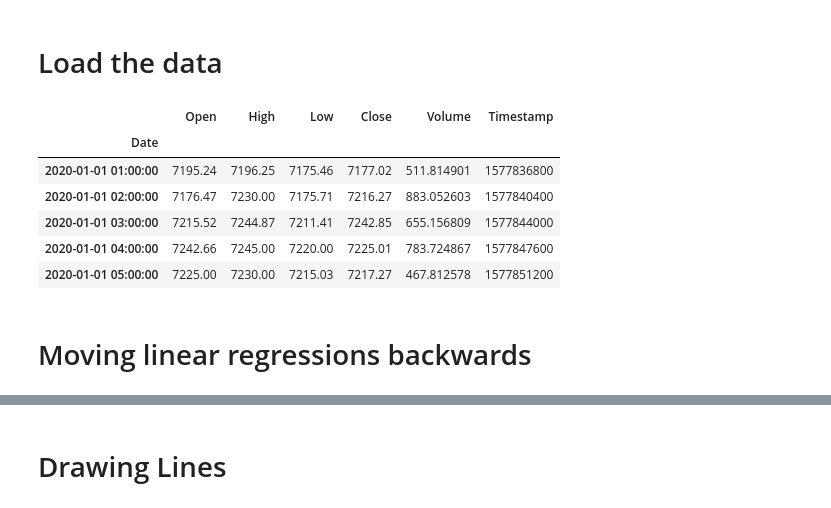
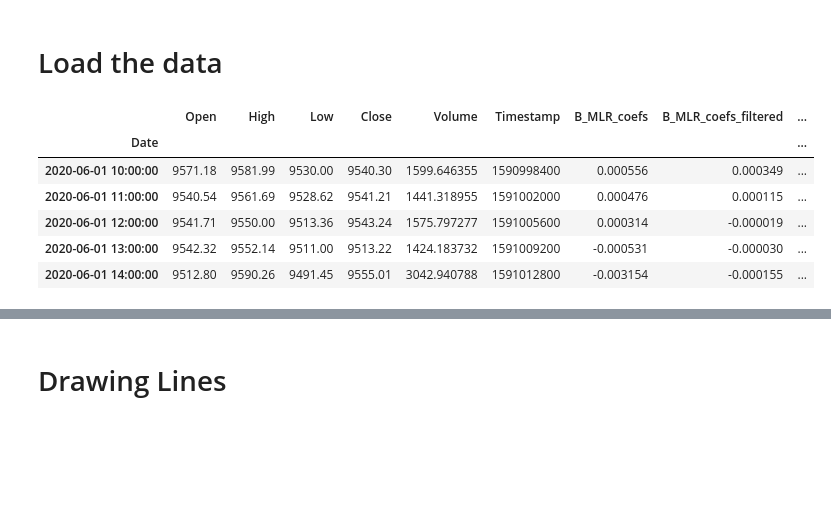
Before and after one commit to webclinic017/Trading-sandbox, a Jupyter notebook: 07_Previous_Trend_Indicators.ipynb, the cells around one changed output, grey strips where cells are left out. Drawn from its saved outputs; the diff is of its cells as text; code cells hidden in the pictures; blank space fills up the shorter version.

```diff
--- a/07_Previous_Trend_Indicators.ipynb
+++ b/07_Previous_Trend_Indicators.ipynb
@@ -49,16 +49,15 @@ Loading BokehJS ...
 # Load the data
 # %%
 SYMBOL= 'BTC'
-df = loadFromDB(f'./data/1h/{SYMBOL}-USDT.csv')
+df = loadFromDB(f'../backtest_tools/database/database/Binance/1h/{SYMBOL}-USDT.csv')
+df = computeLaggingLinearRegression(df,window=5,filter_ceof=True, derivative=True,filter_method='savgol')
+#df = addIndicators(df)
 df.head()
 # %% [output]
-|  | Open | High | Low | Close | Volume | Timestamp |
-| Date |  |  |  |  |  |  |
-| 2020-01-01 01:00:00 | 7195.24 | 7196.25 | 7175.46 | 7177.02 | 511.814901 | 1577836800 |
-| 2020-01-01 02:00:00 | 7176.47 | 7230.00 | 7175.71 | 7216.27 | 883.052603 | 1577840400 |
-| 2020-01-01 03:00:00 | 7215.52 | 7244.87 | 7211.41 | 7242.85 | 655.156809 | 1577844000 |
-| 2020-01-01 04:00:00 | 7242.66 | 7245.00 | 7220.00 | 7225.01 | 783.724867 | 1577847600 |
-| 2020-01-01 05:00:00 | 7225.00 | 7230.00 | 7215.03 | 7217.27 | 467.812578 | 1577851200 |
+|  | Open | High | Low | Close | Volume | Timestamp | B_MLR_coefs | B_MLR_coefs_filtered | ... |
+| Date |  |  |  |  |  |  |  |  | ... |
+| 2020-06-01 10:00:00 | 9571.18 | 9581.99 | 9530.00 | 9540.30 | 1599.646355 | 1590998400 | 0.000556 | 0.000349 | ... |
+| 2020-06-01 11:00:00 | 9540.54 | 9561.69 | 9528.62 | 9541.21 | 1441.318955 | 1591002000 | 0.000476 | 0.000115 | ... |
+| 2020-06-01 12:00:00 | 9541.71 | 9550.00 | 9513.36 | 9543.24 | 1575.797277 | 1591005600 | 0.000314 | -0.000019 | ... |
+| 2020-06-01 13:00:00 | 9542.32 | 9552.14 | 9511.00 | 9513.22 | 1424.183732 | 1591009200 | -0.000531 | -0.000030 | ... |
+| 2020-06-01 14:00:00 | 9512.80 | 9590.26 | 9491.45 | 9555.01 | 3042.940788 | 1591012800 | -0.003154 | -0.000155 | ... |
-# %% [markdown]
-
-# Moving linear regressions backwards
```
Also changed, not shown: parts of 21 cells of this notebook, 5 other files.
